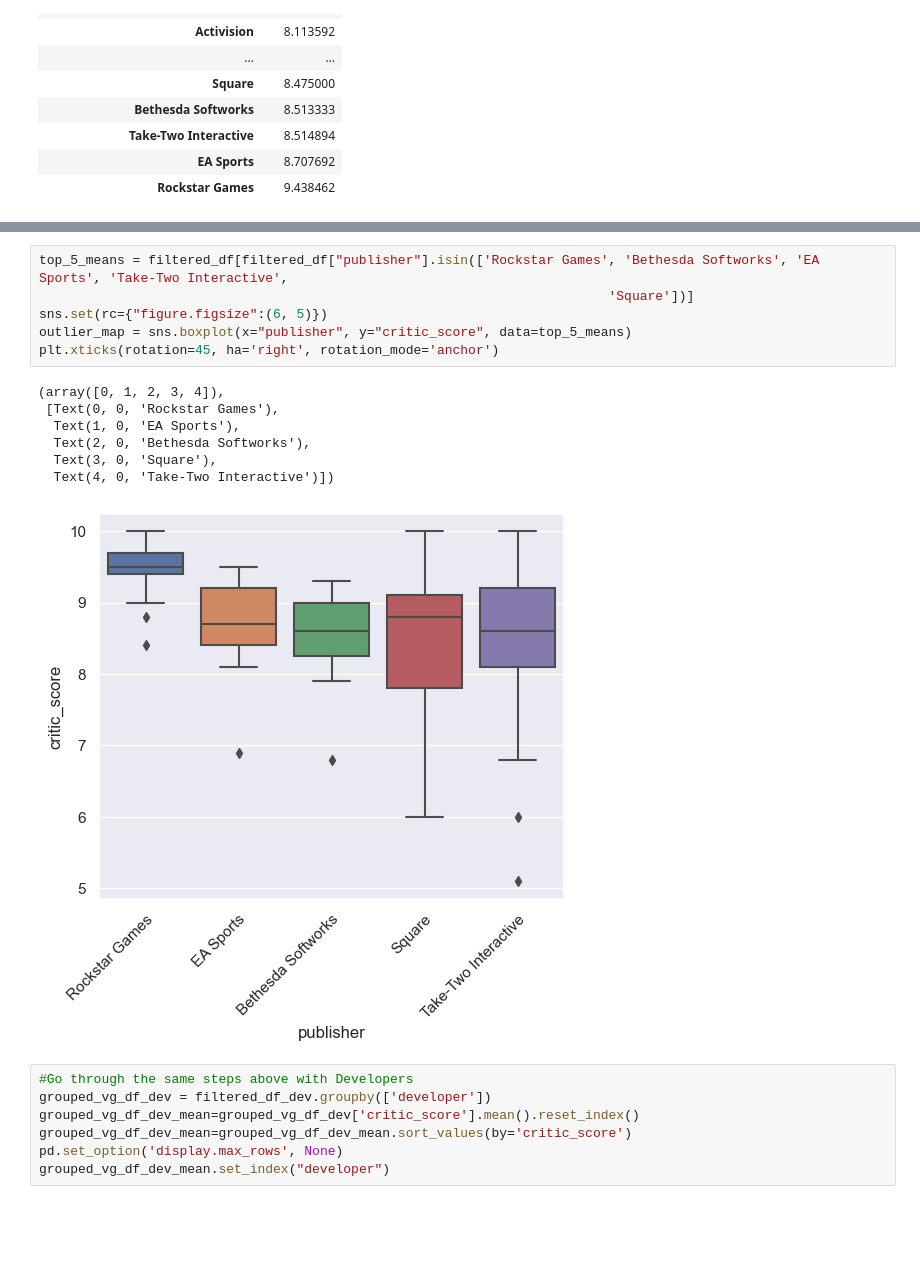
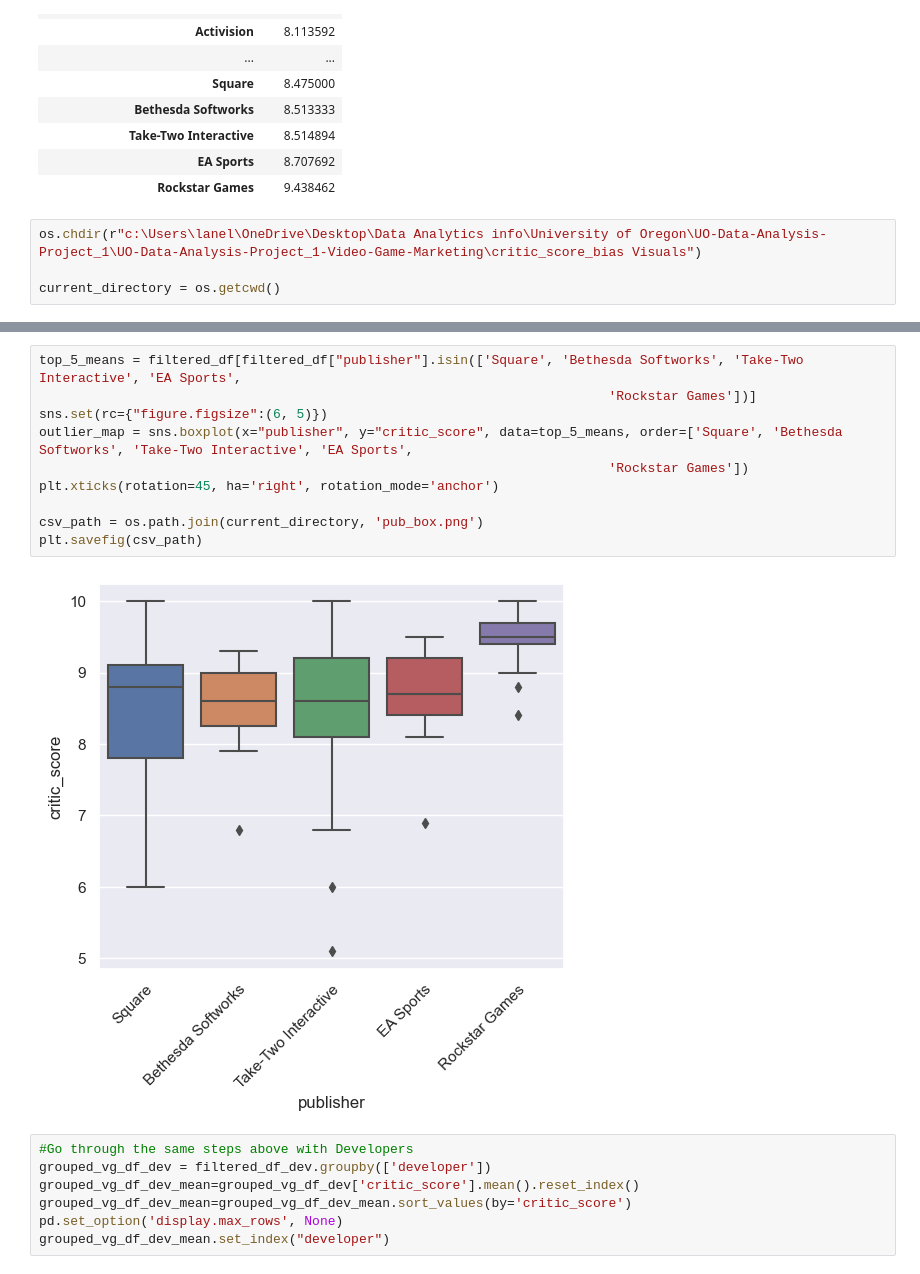
Before and after one commit to liamnelson3/UO-Data-Analysis-Project_1-Video-Game-Marketing, a Jupyter notebook: critic_score_bias.ipynb, the cells around one changed output, grey strips where cells are left out. Saved outputs shown, nothing was run; the diff lists cells and outputs as text; blank space fills up the shorter version.

```diff
--- a/critic_score_bias.ipynb
+++ b/critic_score_bias.ipynb
@@ -111,6 +111,10 @@ grouped_vg_df_pub_mean.set_index("publisher")
 | Take-Two Interactive | 8.514894 |
 | EA Sports | 8.707692 |
 | Rockstar Games | 9.438462 |
+# %%
+os.chdir(r"c:\Users\lanel\OneDrive\Desktop\Data Analytics info\University of Oregon\UO-Data-Analysis-Project_1\UO-Data-Analysis-Project_1-Video-Game-Marketing\critic_score_bias Visuals")
+
+current_directory = os.getcwd()
 # %%
 #create bar chart comparing the averate critic review for each publisher
 vg_bar_pub = grouped_vg_df_pub_mean.plot(kind = "bar", figsize=(20,5))
@@ -122,19 +128,17 @@ plt.show()
 # %% [output]
 [figure]
 # %%
-top_5_means = filtered_df[filtered_df["publisher"].isin(['Rockstar Games', 'Bethesda Softworks', 'EA Sports', 'Take-Two Interactive',
-                                                                         'Square'])]
+top_5_means = filtered_df[filtered_df["publisher"].isin(['Square', 'Bethesda Softworks', 'Take-Two Interactive', 'EA Sports',
+                                                                         'Rockstar Games'])]
 sns.set(rc={"figure.figsize":(6, 5)})
-outlier_map = sns.boxplot(x="publisher", y="critic_score", data=top_5_means)
+outlier_map = sns.boxplot(x="publisher", y="critic_score", data=top_5_means, order=['Square', 'Bethesda Softworks', 'Take-Two Interactive', 'EA Sports',
+                                                                         'Rockstar Games'])
 plt.xticks(rotation=45, ha='right', rotation_mode='anchor')
+
+csv_path = os.path.join(current_directory, 'pub_box.png')
+plt.savefig(csv_path)
 # %% [output]
-(array([0, 1, 2, 3, 4]),
- [Text(0, 0, 'Rockstar Games'),
-  Text(1, 0, 'EA Sports'),
-  Text(2, 0, 'Bethesda Softworks'),
-  Text(3, 0, 'Square'),
-  Text(4, 0, 'Take-Two Interactive')])
-[figure, old version]
+[figure, new version]
 # %%
 #Go through the same steps above with Developers
 grouped_vg_df_dev = filtered_df_dev.groupby(['developer'])
```
Also changed, not shown: parts of 3 cells of this notebook, 5 other files.
